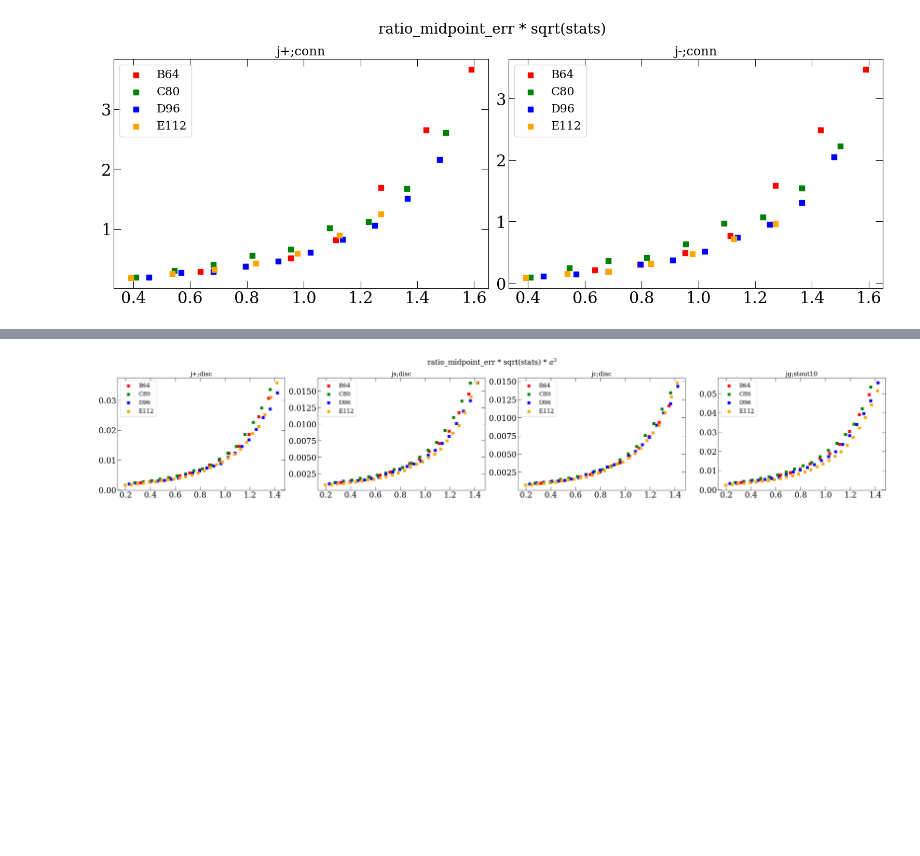
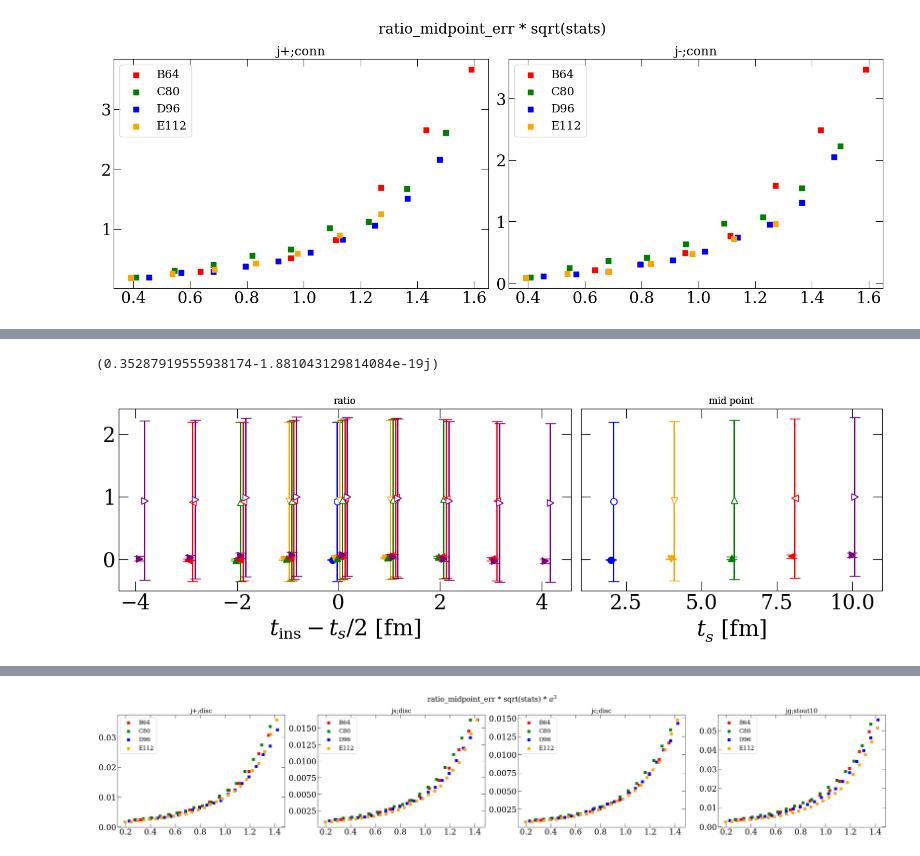
Before and after one commit to lee14916/glwc3, a Jupyter notebook: project2/05_moments/check_scaling.ipynb, the cells around one changed output, grey strips where cells are left out. Saved outputs shown, nothing was run; the diff lists cells and outputs as text; code cells hidden in the pictures; blank space fills up the shorter version.

```diff
--- a/project2/05_moments/check_scaling.ipynb
+++ b/project2/05_moments/check_scaling.ipynb
@@ -286,6 +335,24 @@ b 2 22
 c 2 26
 d 2 30
 e 2 32
+# %%
+ens='e'
+with h5py.File(f'/p/project1/ngff/li47/code/projectData/05_moments/{yu.ens2full[ens]}/data_merge/disc_jvev.h5') as f:
+    t=f['jg;stout10'][:,inserts.index('tz')]
+    t=yu.jackknife(t)
+    print(np.mean(t))
+# %% [output]
+(0.35287919555938174-1.881043129814084e-19j)
+# %%
+key=('b','jg;stout10')
+tf2ratio=key2tf2ratio[key]
+tf2ratio_vevsub=key2tf2ratio_vevsub[key]
+fig,axs=yu.makePlot_3pt_rainbow(tf2ratio,tfmax=10,dt=2)
+fig,axs=yu.makePlot_3pt_rainbow(tf2ratio_vevsub,tfmax=10,dt=2,shift=0.1,mfc='white',figAxs=(fig,axs))
+
+yu.finalizePlot()
+# %% [output]
+[figure, added]
 # %%
 ens2Nsrcs={
     'b':200+85+64,
```
Also changed, not shown: parts of 7 cells of this notebook, 21 other files.
